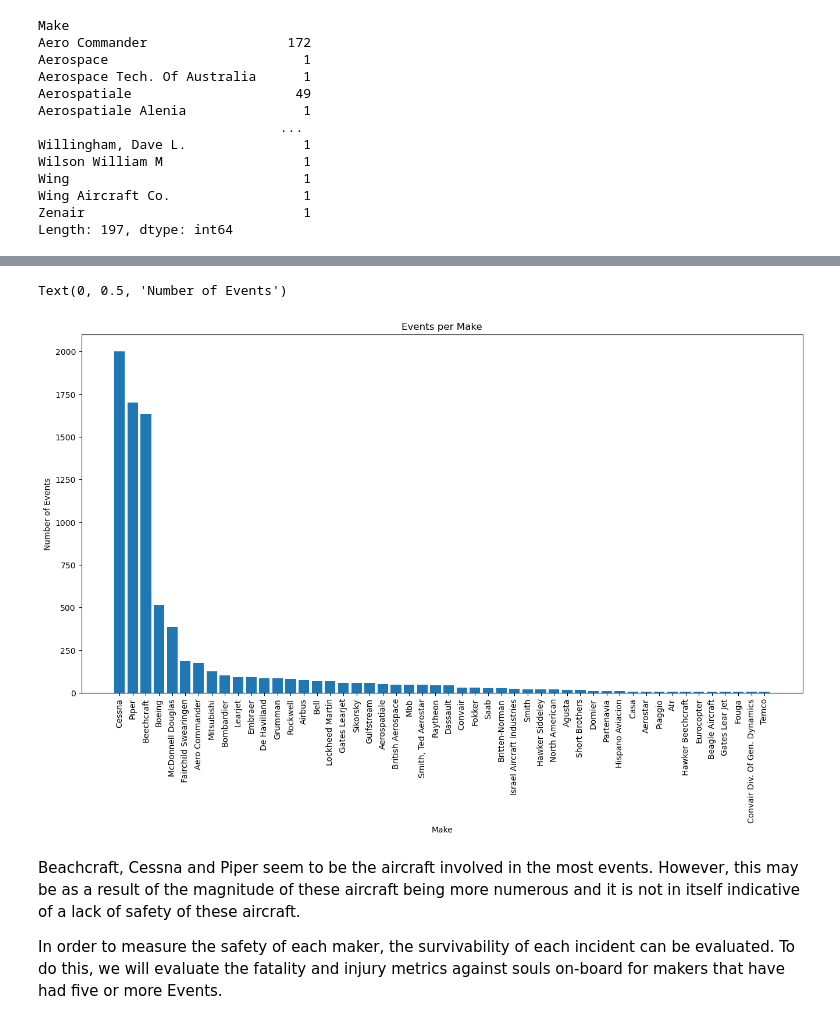
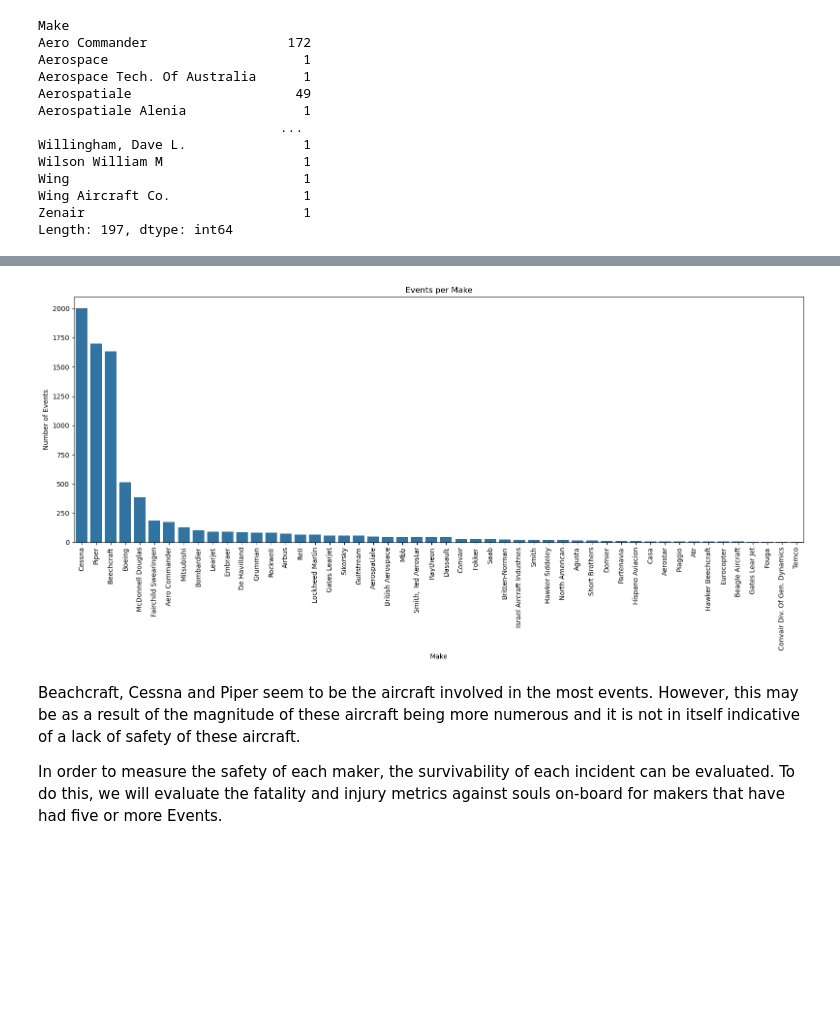
Before and after one commit to Luwate/dsc-phase-1-project, a Jupyter notebook: student.ipynb, the cells around one changed output, grey strips where cells are left out. Drawn from its saved outputs; the diff is of its cells as text; code cells hidden in the pictures; blank space fills up the shorter version.

Commit message:
Updated charts to fit labels

```diff
--- a/student.ipynb
+++ b/student.ipynb
@@ -830,14 +830,15 @@ Temco                               5
 dtype: int64
 # %%
 fig, ax = plt.subplots(figsize = (16,8))
-ax.bar(accidents_by_make.index, accidents_by_make.values)
+sns.barplot(x = accidents_by_make.index, y =accidents_by_make.values, ax = ax)
 ax.tick_params(axis='x', labelrotation=90)
 ax.set_title('Events per Make')
 ax.set_xlabel("Make")
 ax.set_ylabel("Number of Events")
+plt.tight_layout()
+plt.savefig("./images/events_by_make.png")
 # %% [output]
-Text(0, 0.5, 'Number of Events')
-[figure, old version]
+[figure, new version]
 # %% [markdown]
 Beachcraft, Cessna and Piper seem to be the aircraft involved in the most events. However, this may be as a result of the magnitude of these aircraft being more numerous and it is not in itself indicative of a lack of safety of these aircraft.
 
```
Also changed, not shown: parts of 17 cells of this notebook, 13 other files.
